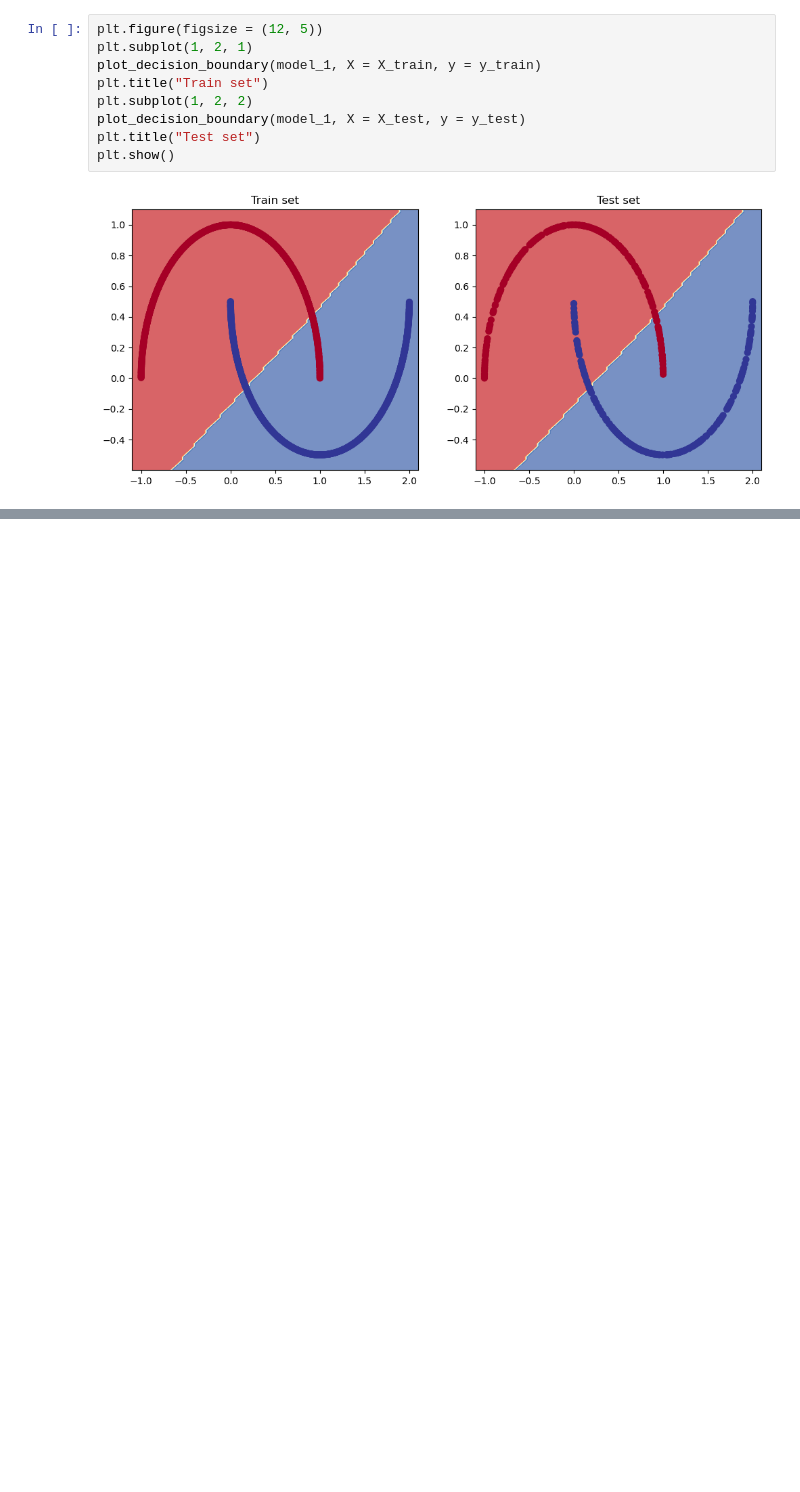
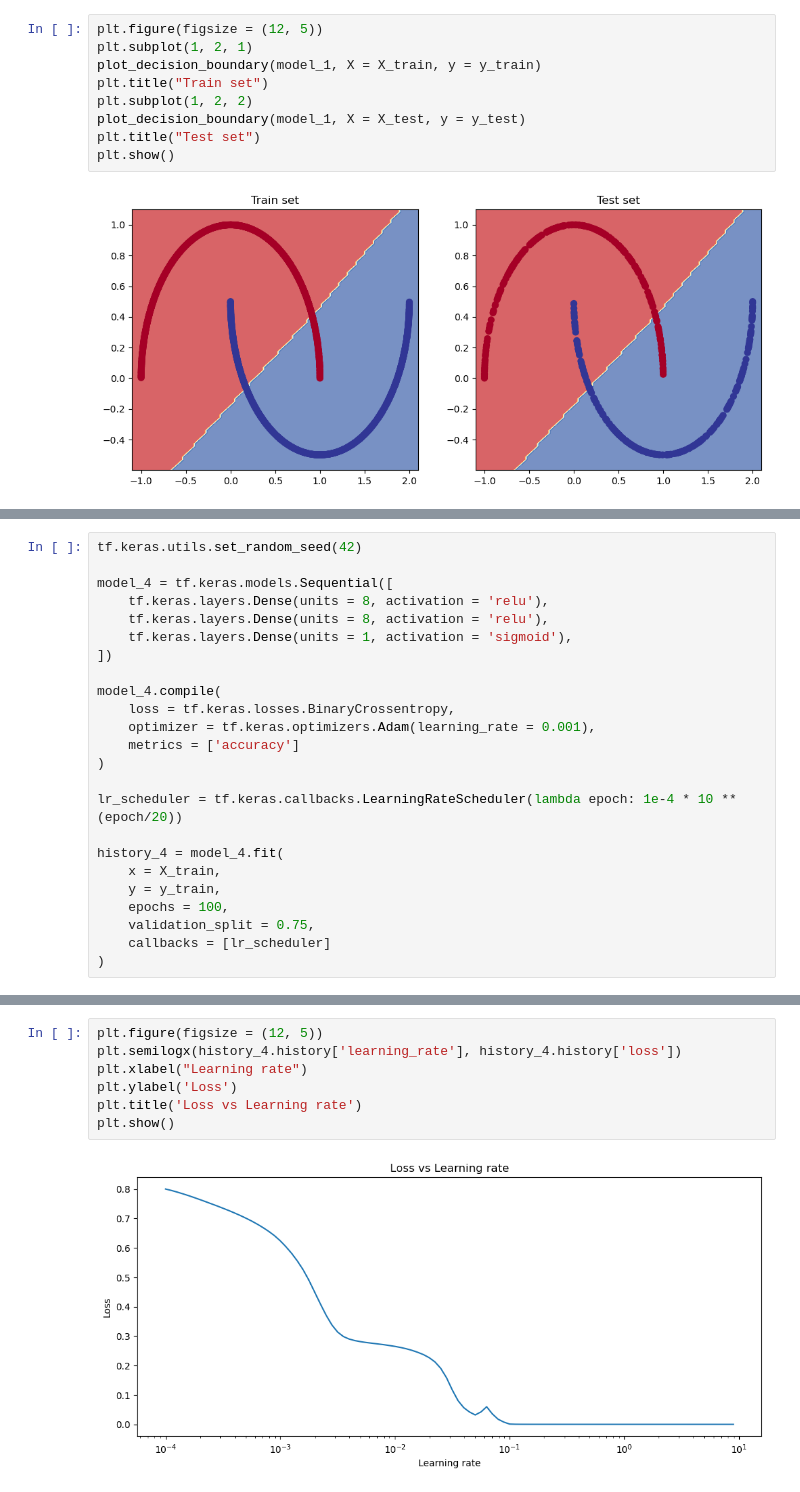
Before and after one commit to alchemistbg/udemy-tensorflow-developer-certificate-bootcamp, a Jupyter notebook: Section-04/Classification_Exercises.ipynb, the cells around one changed output, grey strips where cells are left out. Cells and saved outputs as stored; diff of their text form; blank space fills up the shorter version.

```diff
--- a/Section-04/Classification_Exercises.ipynb
+++ b/Section-04/Classification_Exercises.ipynb
@@ -142,0 +288,24 @@ plt.show()
+# %%
+tf.keras.utils.set_random_seed(42)
+
+model_4 = tf.keras.models.Sequential([
+    tf.keras.layers.Dense(units = 8, activation = 'relu'),
+    tf.keras.layers.Dense(units = 8, activation = 'relu'),
+    tf.keras.layers.Dense(units = 1, activation = 'sigmoid'),
+])
+
+model_4.compile(
+    loss = tf.keras.losses.BinaryCrossentropy,
+    optimizer = tf.keras.optimizers.Adam(learning_rate = 0.001),
+    metrics = ['accuracy']
+)
+
+lr_scheduler = tf.keras.callbacks.LearningRateScheduler(lambda epoch: 1e-4 * 10 ** (epoch/20))
+
+history_4 = model_4.fit(
+    x = X_train,
+    y = y_train,
+    epochs = 100,
+    validation_split = 0.75,
+    callbacks = [lr_scheduler]
+)
@@ -142,0 +330,9 @@ plt.show()
+# %%
+plt.figure(figsize = (12, 5))
+plt.semilogx(history_4.history['learning_rate'], history_4.history['loss'])
+plt.xlabel("Learning rate")
+plt.ylabel('Loss')
+plt.title('Loss vs Learning rate')
+plt.show()
+# %% [output]
+[figure, added]
```
Also changed, not shown: parts of 26 cells of this notebook.
